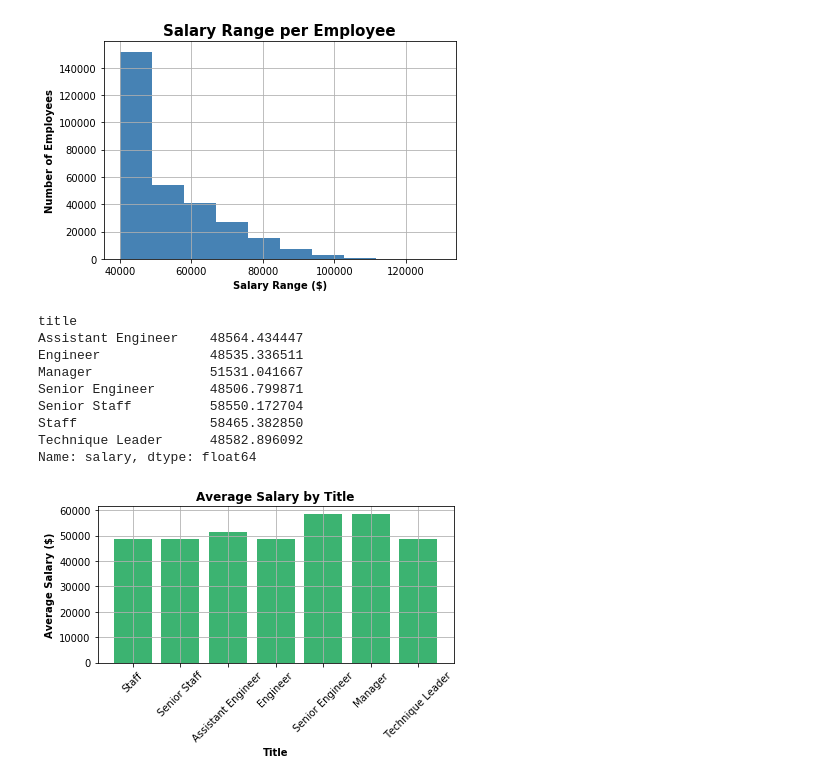
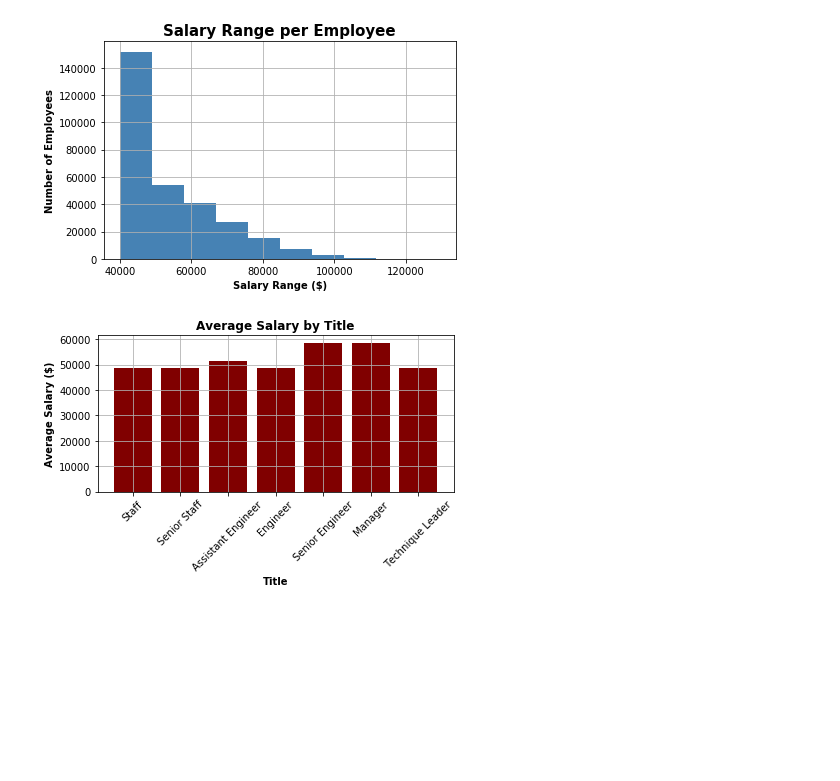
Before and after one commit to kimcrine/sql-challenge, a Jupyter notebook: EmployeeSQL/Bonus/SQLChallengeBonus.ipynb, the cells around one changed output. Cells and saved outputs as stored; diff of their text form; code cells hidden in the pictures; blank space fills up the shorter version.

```diff
--- a/EmployeeSQL/Bonus/SQLChallengeBonus.ipynb
+++ b/EmployeeSQL/Bonus/SQLChallengeBonus.ipynb
@@ -88,37 +88,28 @@ plt.savefig("SalariesRange.png")
 # %%
 # Create a bar chart of average salary by title.
 
 # Store titles in list
 titles = ["Staff", "Senior Staff", "Assistant Engineer", "Engineer", "Senior Engineer", "Manager", "Technique Leader"]
 
 # Salary average
 avg_salary = full_emp.groupby(["title"])["salary"].mean()
-avg_salary
+
+# Bar chart
+x_axis = titles
+y_axis = avg_salary
+plt.bar(titles, avg_salary)
+plt.title("Average Salary by Title", weight="bold")
+plt.xlabel("Title", weight="bold")
+plt.ylabel("Average Salary ($)", weight="bold")
+
+plt.bar(x_axis, y_axis, color="maroon", alpha=1)
+
+tick_locations = [value for value in x_axis]
+plt.xticks(tick_locations, x_axis, rotation=45);
+
+plt.grid()
+plt.tight_layout()
+
+plt.savefig("AvgSalaryByTitle.png")
 # %% [output]
-title
-Assistant Engineer    48564.434447
-Engineer              48535.336511
-Manager               51531.041667
-Senior Engineer       48506.799871
-Senior Staff          58550.172704
-Staff                 58465.382850
-Technique Leader      48582.896092
-Name: salary, dtype: float64
+[figure, added]
-# %%
-# Bar chart
-x_axis = titles
-y_axis = avg_salary
-plt.bar(titles, avg_salary)
-plt.title("Average Salary by Title", weight="bold")
-plt.xlabel("Title", weight="bold")
-plt.ylabel("Average Salary ($)", weight="bold")
-
-plt.bar(x_axis, y_axis, color='mediumseagreen', alpha=1)
-
-tick_locations = [value for value in x_axis]
-plt.xticks(tick_locations, x_axis, rotation=45);
-
-plt.grid()
-plt.tight_layout()
-# %% [output]
-[figure, removed]
```
